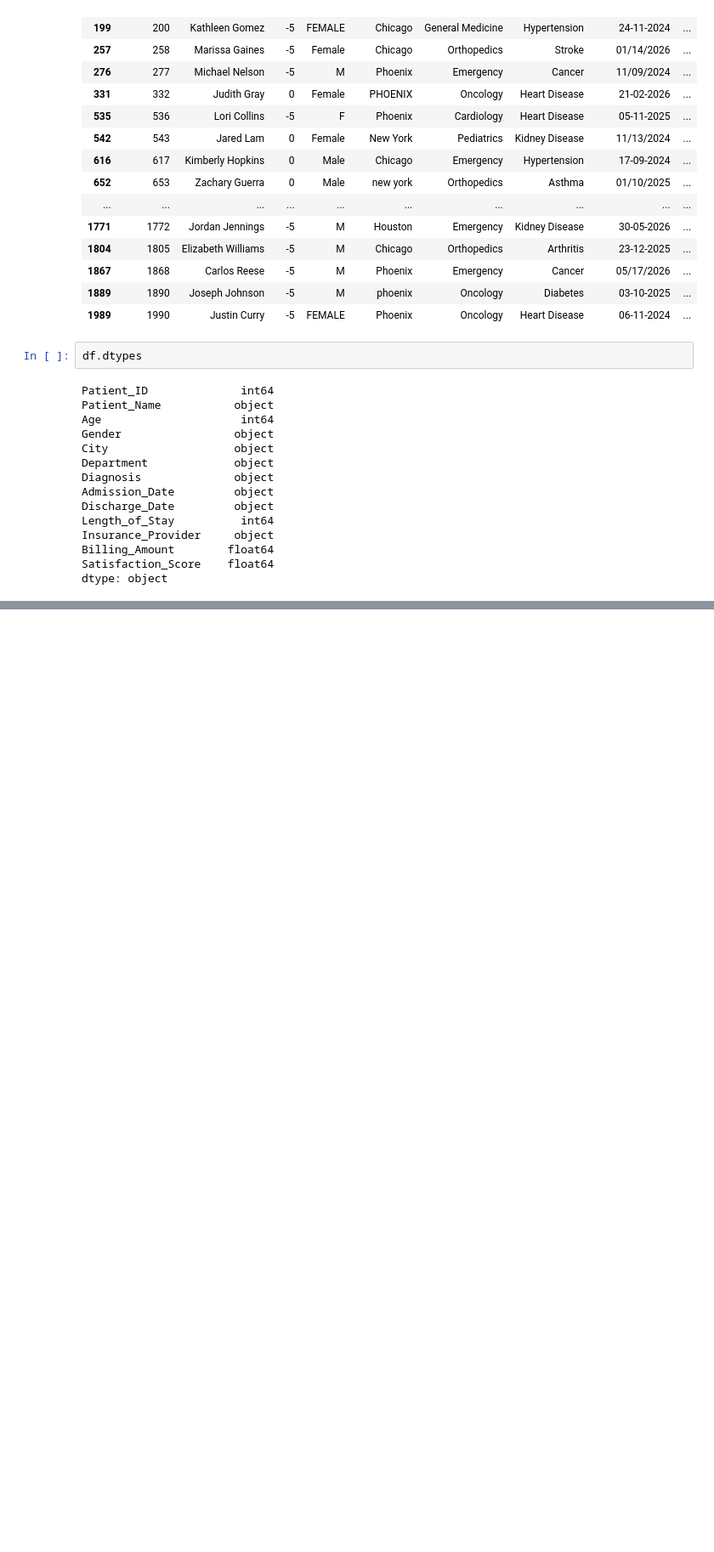
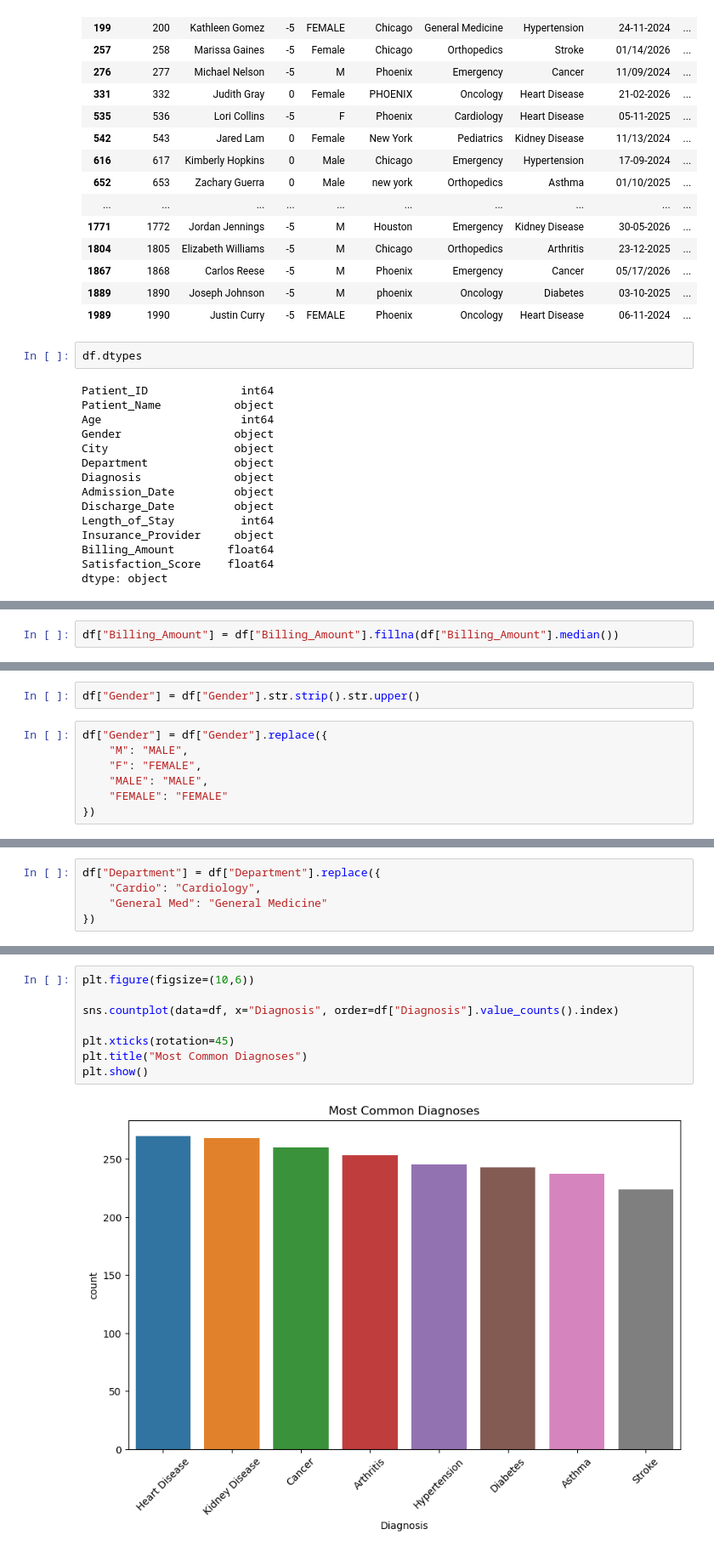
Before and after one commit to bgautham9/Healthcare_Analytics, a Jupyter notebook: Healthcare_analytics.ipynb, the cells around one changed output, grey strips where cells are left out. Shown at 85% size. Saved outputs shown, nothing was run; the diff lists cells and outputs as text; blank space fills up the shorter version.

```diff
--- a/Healthcare_analytics.ipynb
+++ b/Healthcare_analytics.ipynb
@@ -156,0 +176,2 @@ dtype: object
+# %%
+df["Billing_Amount"] = df["Billing_Amount"].fillna(df["Billing_Amount"].median())
@@ -156,0 +182,9 @@ dtype: object
+# %%
+df["Gender"] = df["Gender"].str.strip().str.upper()
+# %%
+df["Gender"] = df["Gender"].replace({
+    "M": "MALE",
+    "F": "FEMALE",
+    "MALE": "MALE",
+    "FEMALE": "FEMALE"
+})
@@ -156,0 +196,5 @@ dtype: object
+# %%
+df["Department"] = df["Department"].replace({
+    "Cardio": "Cardiology",
+    "General Med": "General Medicine"
+})
@@ -156,0 +213,10 @@ dtype: object
+# %%
+plt.figure(figsize=(10,6))
+
+sns.countplot(data=df, x="Diagnosis", order=df["Diagnosis"].value_counts().index)
+
+plt.xticks(rotation=45)
+plt.title("Most Common Diagnoses")
+plt.show()
+# %% [output]
+[figure, added]
```
Also changed, not shown: parts of 13 cells of this notebook.
